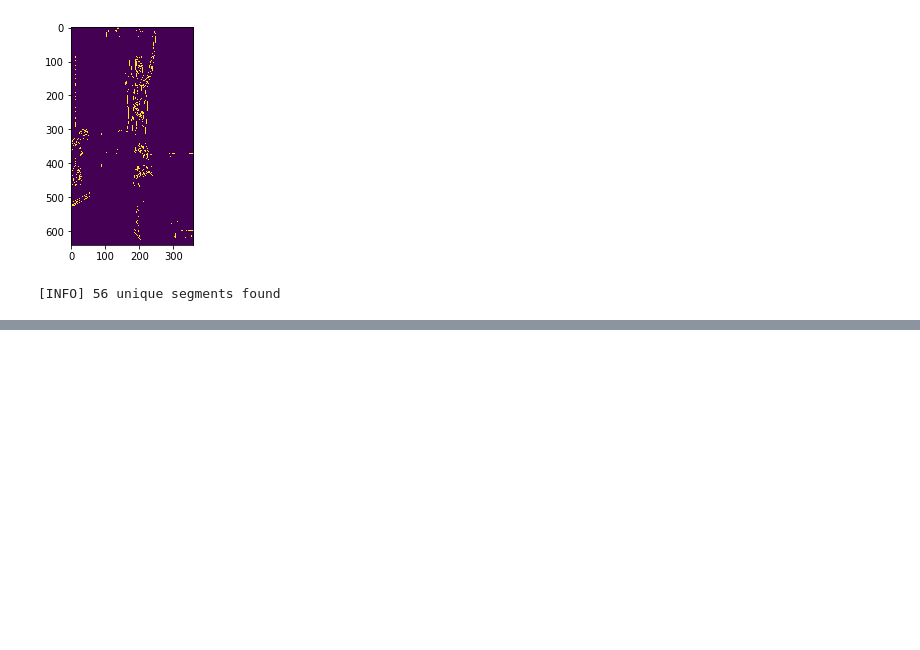
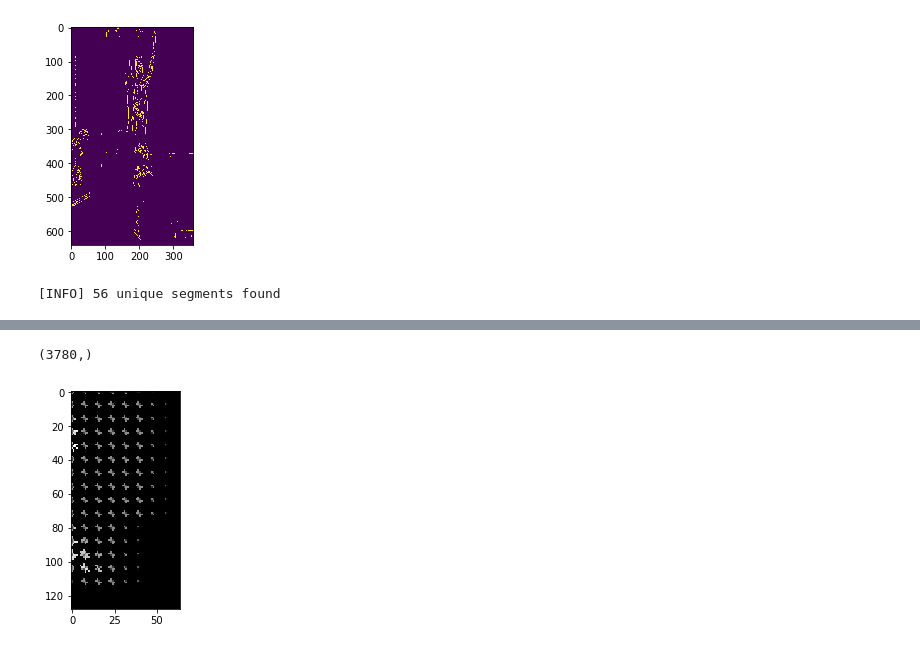
Before and after one commit to rishabhguptagithub/ICD, a Jupyter notebook: code_Dace_rough.ipynb, the cells around one changed output, grey strips where cells are left out. Saved outputs shown, nothing was run; the diff lists cells and outputs as text; code cells hidden in the pictures; blank space fills up the shorter version.

```diff
--- a/code_Dace_rough.ipynb
+++ b/code_Dace_rough.ipynb
@@ -287,0 +393,11 @@ def gmm_features(image):
+# %%
+img = cv2.imread('data/picture2.png', cv2.IMREAD_GRAYSCALE)
+img=cv.resize(image, (64, 128))
+hog = Hog_descriptor(img, cell_size=8, bin_size=9)
+vector, image = hog.extract()
+plt.imshow(image, cmap=plt.cm.gray)
+plt.show
+np.reshape(np.array(vector),-1).shape
+# %% [output]
+(3780,)
+[figure, added]
```
Also changed, not shown: parts of 19 cells of this notebook.
